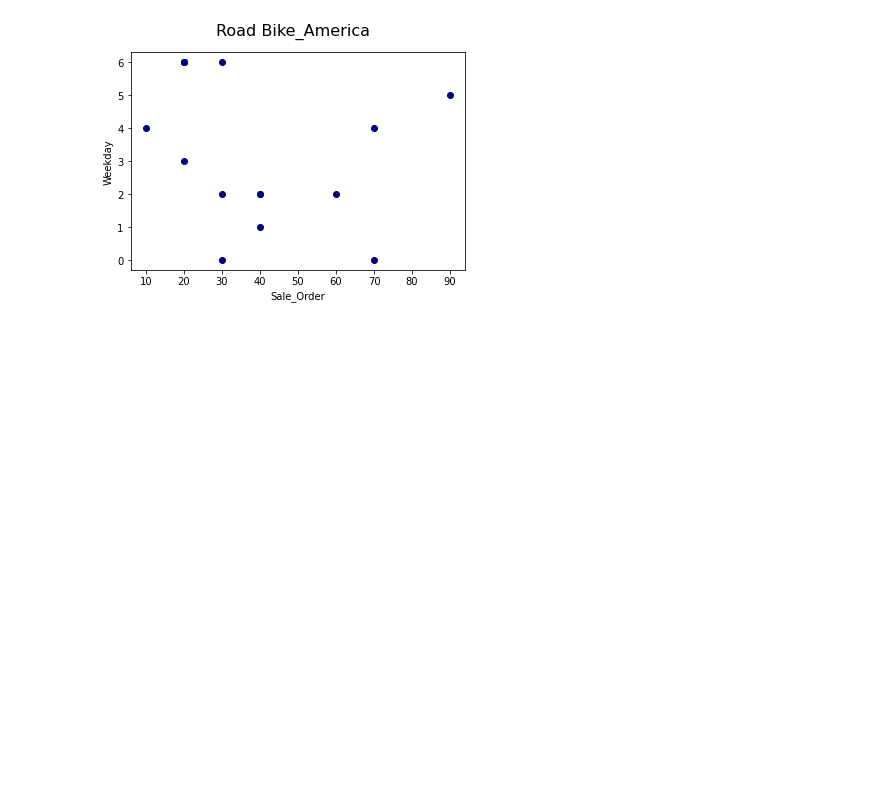
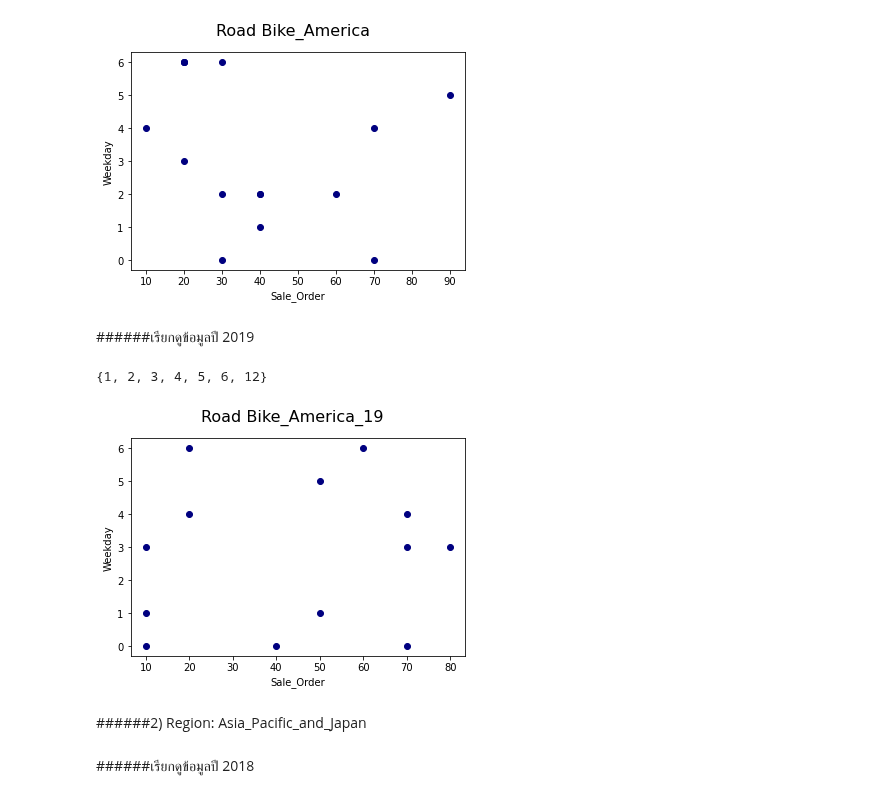
Before and after one commit to nicha0524/DPDM2021, a Jupyter notebook: Untitled11.ipynb, the cells around one changed output. Drawn from its saved outputs; the diff is of its cells as text; code cells hidden in the pictures; blank space fills up the shorter version.

```diff
--- a/Untitled11.ipynb
+++ b/Untitled11.ipynb
@@ -323,3 +323,25 @@ plt.suptitle('Road Bike_America',fontsize=16)
 plt.show()
 # %% [output]
 [figure]
+# %% [markdown]
+######เรียกดูข้อมูลปี 2019
+# %%
+RO_AMER_2019=RO_AMER[RO_AMER['year']==2019]
+# %%
+set(RO_AMER_2019['mount'])
+# %% [output]
+{1, 2, 3, 4, 5, 6, 12}
+# %%
+RO_AMERICA_19=RO_AMER_2019.sort_values(by='mount').drop([1358,1372,1613,1614,1886])
+# %%
+ORDER_RO_A=RO_AMERICA_19['SALESORDERITEM']
+WEEKDAY_RO_A=RO_AMERICA_19['weekday']
+# %%
+
+plt.scatter(ORDER_RO_A,WEEKDAY_RO_A,color='navy') #พบว่าวันที่มีคำสังซื้อเยอะที่สุดคือวันพุธ
+plt.ylabel('Weekday')
+plt.xlabel('Sale_Order')
+plt.suptitle('Road Bike_America_19',fontsize=16)
+plt.show()
+# %% [output]
+[figure, added]
@@ -325,0 +350,2 @@ plt.show()
+# %% [markdown]
+######2) Region: Asia_Pacific_and_Japan
@@ -325,0 +354,2 @@ plt.show()
+# %% [markdown]
+######เรียกดูข้อมูลปี 2018
```
Also changed, not shown: parts of 15 cells of this notebook.
